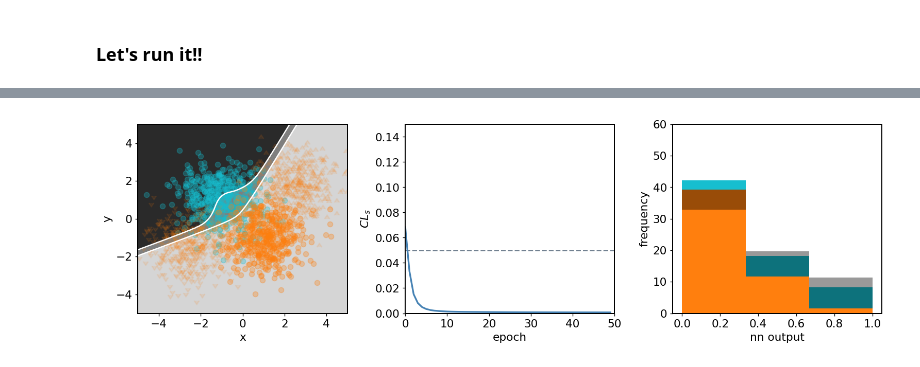
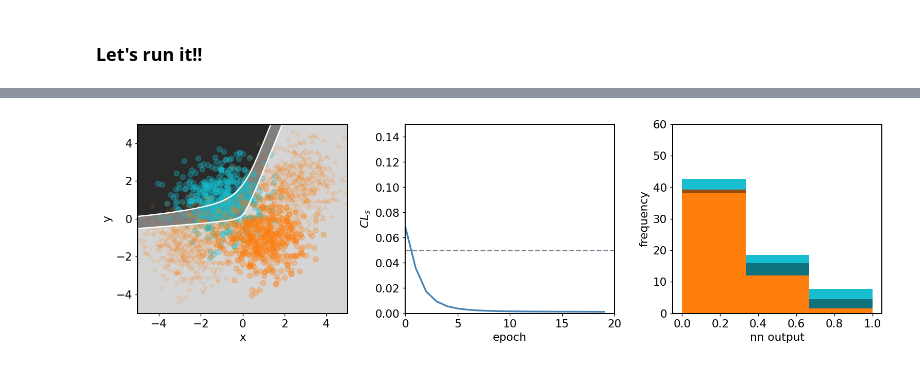
Before and after one commit to gradhep/neos, a Jupyter notebook: nbs/demo_kde_pyhf.ipynb, the cells around one changed output, grey strips where cells are left out. Cells and saved outputs as stored; diff of their text form; code cells hidden in the pictures.

```diff
--- a/nbs/demo_kde_pyhf.ipynb
+++ b/nbs/demo_kde_pyhf.ipynb
@@ -51,6 +41,22 @@ bandwidth  # print bw
+# %%
+dgen = data.generate_blobs(rng,blobs=4)
+hmaker = makers.hists_from_nn(dgen, predict, method='kde')
+nnm = makers.histosys_model_from_hists(hmaker)
+get_cls = infer.expected_CLs_upper_limit(nnm, solver_kwargs=dict(pdf_transform=True))
+
+# Specify our hyperparameters ahead of time for the kde histograms
+bins = np.linspace(0,1,4)
+bandwidth=0.27
+get_loss = partial(get_cls, hyperparams=dict(bins=bins,bandwidth=bandwidth))
+
+# loss returns a list of metrics -- let's just index into one (CLs)
+def loss(params, test_mu):
+    return get_loss(params, test_mu)[0]
 # %% [markdown]
 ### Randomly initialise nn weights and check that we can get the gradient of the loss wrt nn params
 # %%
-_, network = init_random_params(jax.random.PRNGKey(13), (-1, 2))
-jax.grad(loss)(network, 1.0)
+_, network = init_random_params(jax.random.PRNGKey(2), (-1, 2))
+
+# gradient wrt nn weights
+jax.value_and_grad(loss)(network, test_mu=1.0)
 # %% [output]
@@ -109,7 +105,7 @@ def train_network(N):
 # %% [markdown]
 ### Plotting helper function for awesome animations :)
 # %%
-def plot(axarr, network, metrics, hm, maxN):
+def plot(axarr, network, metrics, maxN):
     ax = axarr[0]
     g = np.mgrid[-5:5:101j, -5:5:101j]
     levels = bins
@@ -127,10 +123,12 @@ def plot(axarr, network, metrics, hm, maxN):
         colors="w",
         levels=levels,
     )
-    ax.scatter(hm.sig[:, 0], hm.sig[:, 1], alpha=0.3, c="C9")
-    ax.scatter(hm.bkg_up[:, 0], hm.bkg_up[:, 1], alpha=0.1, c="C1", marker=6)
-    ax.scatter(hm.bkg_down[:, 0], hm.bkg_down[:, 1], alpha=0.1, c="C1", marker=7)
-    ax.scatter(hm.bkg_nom[:, 0], hm.bkg_nom[:, 1], alpha=0.3, c="C1")
+    sig, bkg_nom, bkg_up, bkg_down = dgen()
+
+    ax.scatter(sig[:, 0], sig[:, 1], alpha=0.3, c="C9")
+    ax.scatter(bkg_up[:, 0], bkg_up[:, 1], alpha=0.1, c="C1", marker=6)
+    ax.scatter(bkg_down[:, 0], bkg_down[:, 1], alpha=0.1, c="C1", marker=7)
+    ax.scatter(bkg_nom[:, 0], bkg_nom[:, 1], alpha=0.3, c="C1")
 
     ax.set_xlim(-5, 5)
     ax.set_ylim(-5, 5)
@@ -147,9 +145,11 @@ def plot(axarr, network, metrics, hm, maxN):
     ax.set_ylabel(r"$CL_s$")
 
     ax = axarr[2]
-    s, b, bup, bdown = hm(network)
+    s, b, bup, bdown = hmaker([network,dict(bins=bins,bandwidth=bandwidth)])
 
     bin_width = 1 / (len(bins) - 1)
+    centers = bins[:-1] + np.diff(bins) / 2.0
+
     ax.bar(centers, b, color="C1", width=bin_width)
     ax.bar(centers, s, bottom=b, color="C9", width=bin_width)
 
@@ -204,9 +204,9 @@ plt.rcParams.update(
 
 fig, axarr = plt.subplots(1, 3, dpi=120)
 
-maxN = 50  # make me bigger for better results!
+maxN = 20  # make me bigger for better results!
 
-animate = False  # animations fail tests...
+animate = True  # animations fail tests...
 
 if animate:
     from celluloid import Camera
@@ -217,7 +217,7 @@ if animate:
 for i, (network, metrics, epoch_time) in enumerate(train_network(maxN)):
     print(f"epoch {i}:", f'CLs = {metrics["loss"][-1]}, took {epoch_time}s')
     if animate:
-        plot(axarr, network, metrics, nnm.hm, maxN=maxN)
+        plot(axarr, network, metrics, maxN=maxN)
         plt.tight_layout()
         camera.snap()
         if i % 10 == 0:
@@ -246 +249 @@ epoch 49: CLs = 0.0006971251819183344, took 1.9537162780761719s
-[figure, old version]
+[figure, new version]
```
Also changed, not shown: parts of 6 cells of this notebook, 10 other files.
